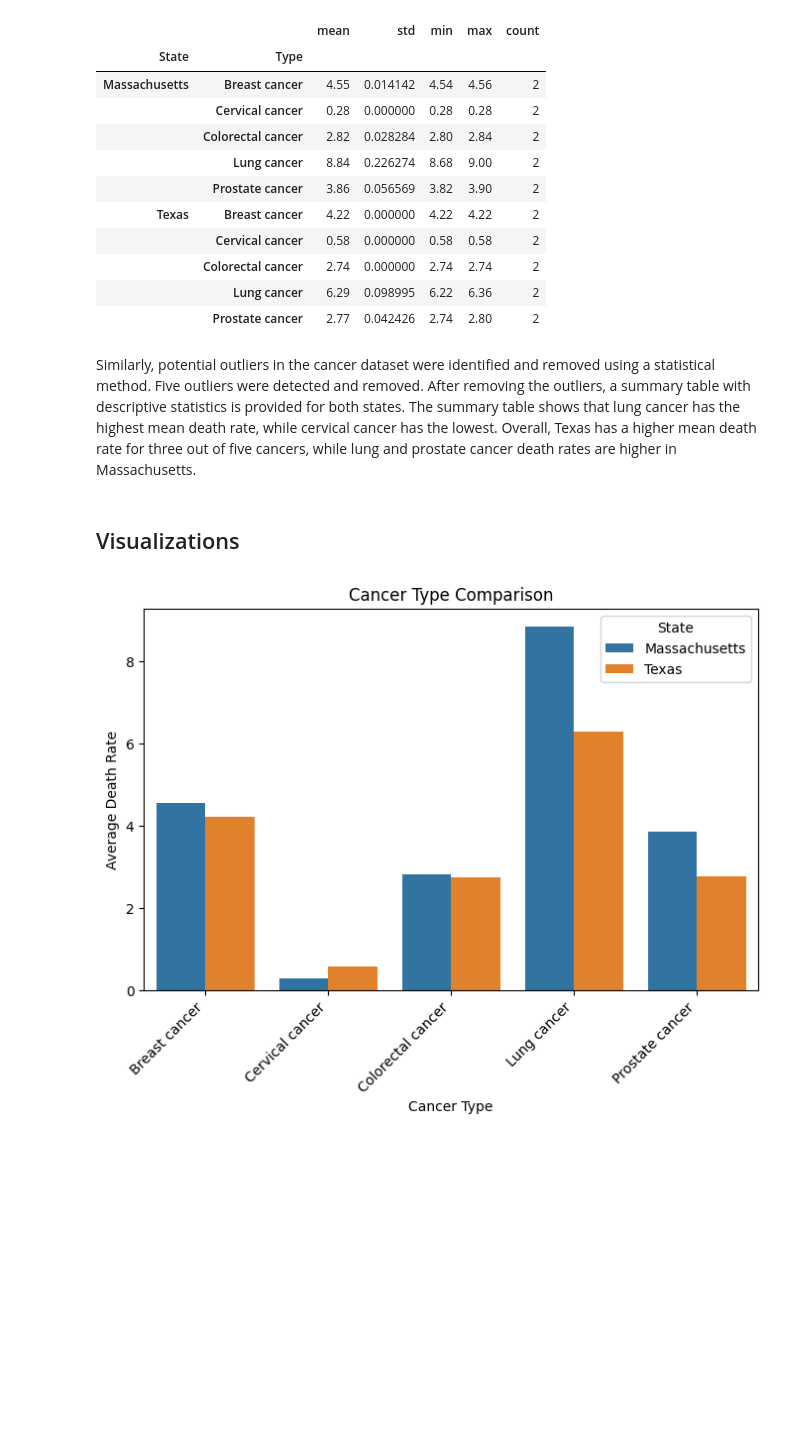
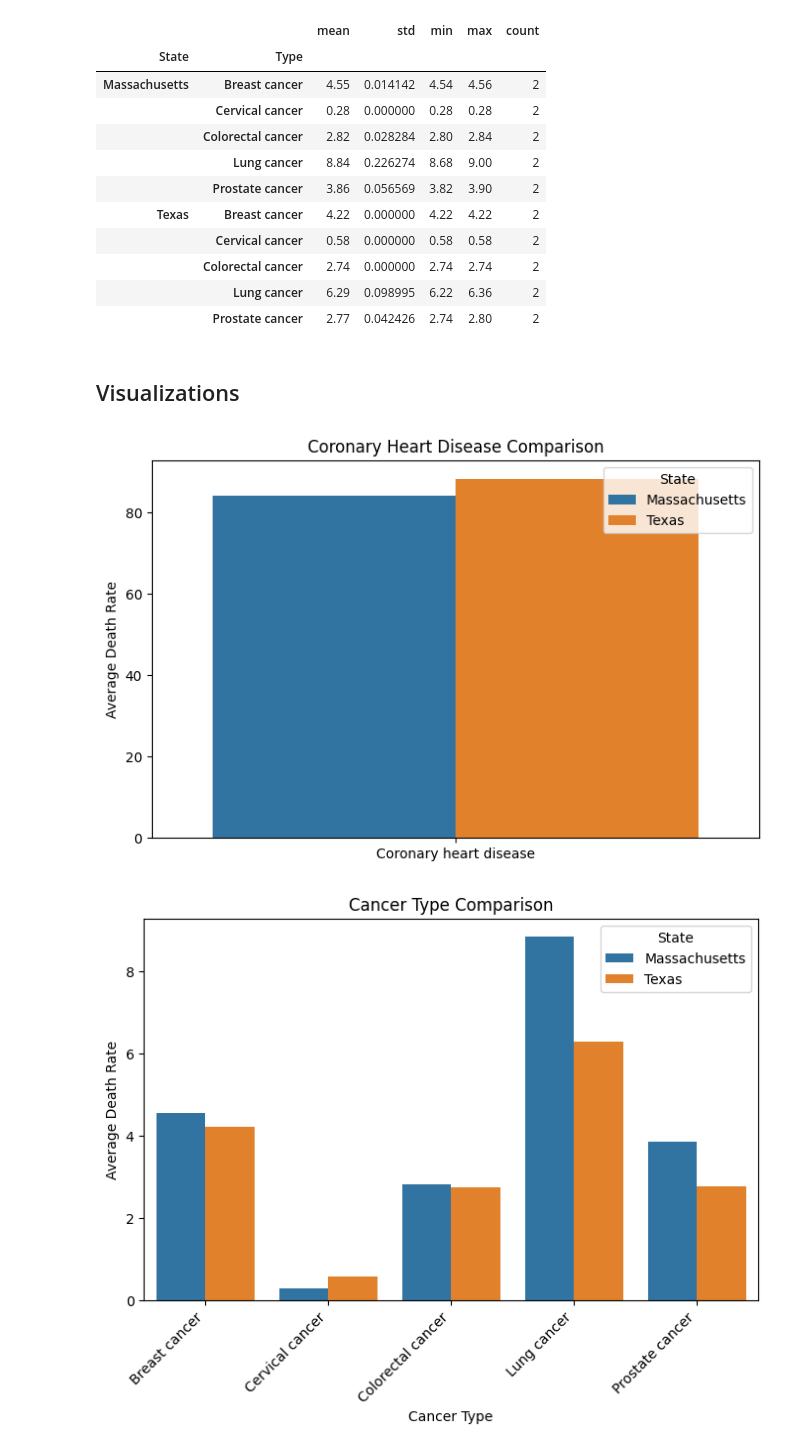
Before and after one commit to Nick-2003/cpsc368_knm_project, a Jupyter notebook: cpsc_368_project_knm_disease.ipynb, the cells around one changed output. Cells and saved outputs as stored; diff of their text form; code cells hidden in the pictures; blank space fills up the shorter version.

```diff
--- a/cpsc_368_project_knm_disease.ipynb
+++ b/cpsc_368_project_knm_disease.ipynb
@@ -182,10 +165,18 @@ CANCER.groupby(["State","Type"])["AvgDeathRate"].agg(["mean","std","min","max","
 |  | Colorectal cancer | 2.74 | 0.000000 | 2.74 | 2.74 | 2 |
 |  | Lung cancer | 6.29 | 0.098995 | 6.22 | 6.36 | 2 |
 |  | Prostate cancer | 2.77 | 0.042426 | 2.74 | 2.80 | 2 |
-# %% [markdown]
-Similarly, potential outliers in the cancer dataset were identified and removed using a statistical method. Five outliers were detected and removed. After removing the outliers, a summary table with descriptive statistics is provided for both states. The summary table shows that lung cancer has the highest mean death rate, while cervical cancer has the lowest. Overall, Texas has a higher mean death rate for three out of five cancers, while lung and prostate cancer death rates are higher in Massachusetts.
 # %% [markdown]
 ## Visualizations
+# %%
+plt.figure(figsize=(8, 5))
+sns.barplot(data= CHD, x='Type', y='AvgDeathRate', hue='State')
+plt.xlabel('')
+plt.ylabel('Average Death Rate')
+plt.title('Coronary Heart Disease Comparison')
+plt.legend(title='State')
+plt.show()
+# %% [output]
+[figure, added]
 # %%
 eda_summary_cancer = CANCER.groupby(['State', 'Type'])['AvgDeathRate'].mean().reset_index()
 
```
Also changed, not shown: parts of 15 cells of this notebook, 1 other file.
